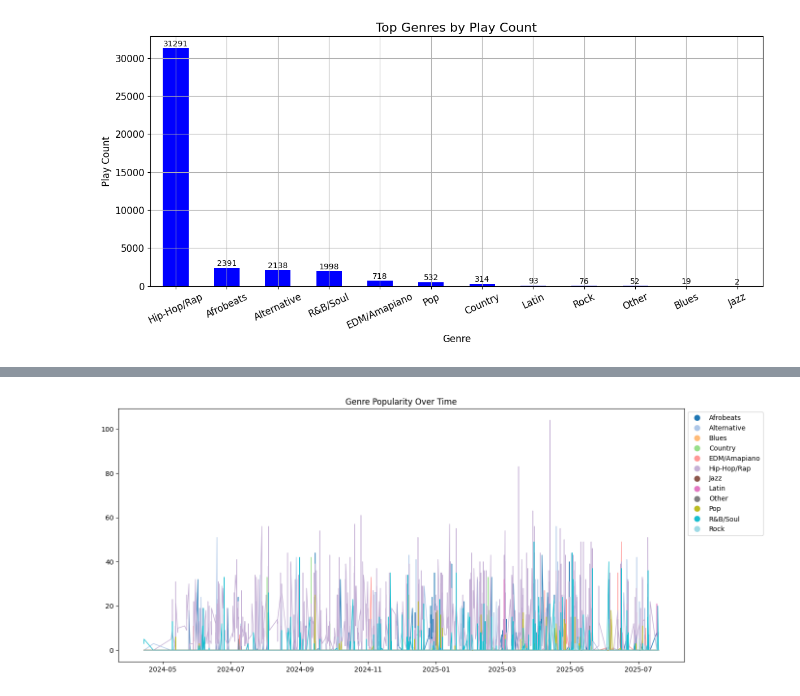
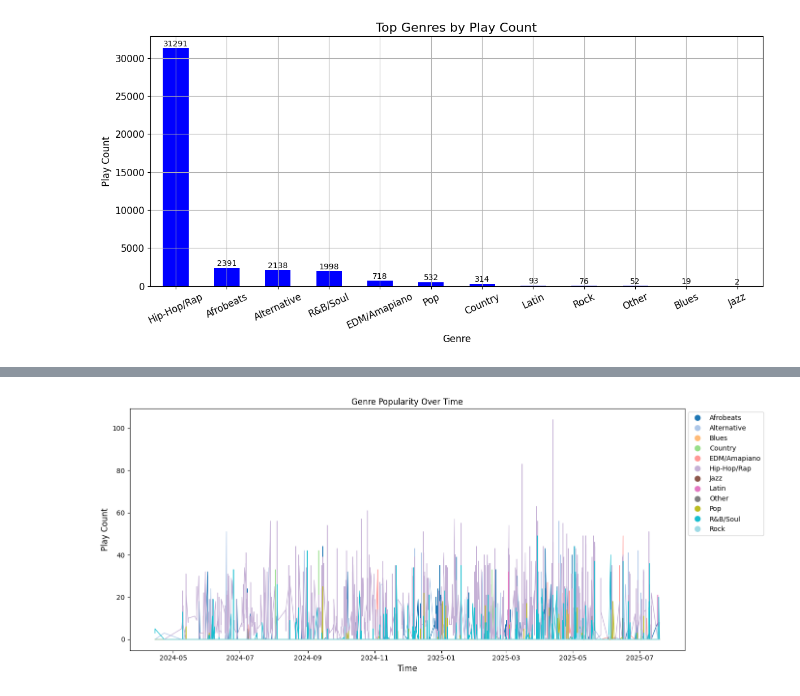
Before and after one commit to mike02ike/Music, a Jupyter notebook: library.ipynb, the cells around one changed output, grey strips where cells are left out. Cells and saved outputs as stored; diff of their text form; code cells hidden in the pictures.

```diff
--- a/library.ipynb
+++ b/library.ipynb
@@ -46,13 +76,17 @@ df = df.drop(columns=['Kind', 'Disc Number', 'Disc Count', 'Date Modified', 'Bit
 df[['Explicit', 'Favorited', 'Part Of Gapless Album']] = df[['Explicit', 'Favorited', 'Part Of Gapless Album']].fillna(False)
 df[['Skip Count', 'Play Count']] = df[['Skip Count', 'Play Count']].fillna(0)
 
+# Calculate total listening time
+df['Listening Time (ms)'] = pd.to_numeric(df['Total Time']) * df['Play Count']
+df['Listening Time'] = df['Listening Time (ms)'].apply(ms_to_readable)
+
 # Convert 'Total Time' and 'Size' to a readable format
 df['Total Time'] = pd.to_numeric(df['Total Time'])
-df['Total Time'] = df['Total Time'].apply(ms_to_readable)
+df['Total Time'] = df['Total Time'].apply(ms_to_s)
 df['Size'] = df['Size'].apply(bytes_to_megabytes)
 
 # Rename columns for clarity
-df.rename(columns={'Total Time': 'Total Time (min)'}, inplace=True)
+df.rename(columns={'Total Time': 'Time'}, inplace=True)
 df.rename(columns={'Size': 'Size (MB)'}, inplace=True)
 df.rename(columns={'Play Date UTC': 'Play Date'}, inplace=True)
 
@@ -154,3 +188,20 @@ plt.tight_layout()
 plt.show()
 # %% [output]
 [figure]
+# %%
+# Analyze play time by artist
+
+artists = df.groupby('Artist')['Listening Time (ms)'].sum().sort_values(ascending=False)
+artists = artists.head(10)
+
+artists.plot(kind='bar', figsize=(12,6), color='blue')
+for i, value in enumerate(artists):
+    label = ms_to_readable(value)
+    plt.text(i, value + value * 0.01, label, ha='center', va='bottom', fontsize=10)
+plt.xlabel('Artist', fontsize=12)
+plt.xticks(rotation=25, fontsize=10)
+plt.yticks([])
+plt.title('Top Artists by Listening Time', fontsize=16)
+plt.tight_layout()
+plt.grid()
+plt.show()
@@ -161,34 +214,36 @@ plt.show()
 df['Play Date'] = pd.to_datetime(df['Play Date'], errors='coerce')
 genre_trends = df.groupby(['Play Date', 'Normalized Genre'])['Play Count'].sum().unstack().fillna(0)
 
 # Get a list of N unique colors (one for each genre)
 num_genres = genre_trends.shape[1]
 colors = cm.get_cmap('tab20', num_genres).colors  # 'tab20' gives 20 distinct colors
 
 # Setup
 fig, ax = plt.subplots(figsize=(14, 6))
 num_genres = genre_trends.shape[1]
 colors = cm.get_cmap('tab20', num_genres).colors
 
 # Plot clean lines with no markers
 for i, genre in enumerate(genre_trends.columns):
     ax.plot(genre_trends.index, genre_trends[genre], color=colors[i], linewidth=1)
 
 # Build custom legend with circles
 legend_handles = [
     Line2D([0], [0], marker='o', color='w', label=genre,
            markerfacecolor=colors[i], markersize=10, linestyle='None')
     for i, genre in enumerate(genre_trends.columns)
 ]
 
 # Add the legend
 ax.legend(handles=legend_handles, loc='upper left', bbox_to_anchor=(1, 1))
 ax.set_title('Genre Popularity Over Time')
+plt.ylabel('Play Count', fontsize=12)
+plt.xlabel('Time', fontsize=12)
 plt.tight_layout()
 plt.savefig('genre_trends.png', bbox_inches='tight')
 plt.show()
 # %% [output]
-[figure, old version]
+[figure, new version]
 # %%
 # Save the cleaned DataFrame to a CSV file
 
```
Also changed, not shown: parts of 5 cells of this notebook, 3 other files.
